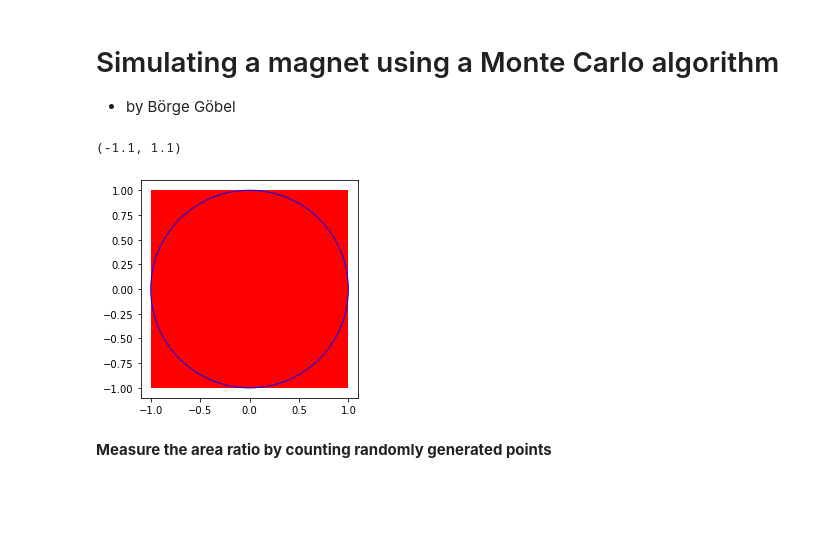
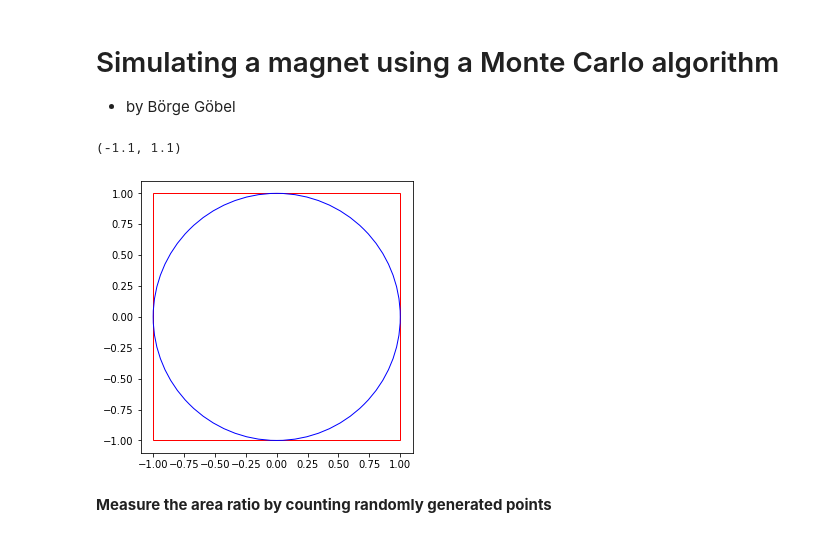
Before and after one commit to Xavier-ML/Computational-Physics-with-Python, a Jupyter notebook: 09b_MC_magnet_template.ipynb, the cells around one changed output. Saved outputs shown, nothing was run; the diff lists cells and outputs as text; code cells hidden in the pictures; blank space fills up the shorter version.

```diff
--- a/09b_MC_magnet_template.ipynb
+++ b/09b_MC_magnet_template.ipynb
@@ -11,18 +11,19 @@ import matplotlib.patches as patches
 # %%
 fig = plt.figure()
 ax = fig.add_subplot(111, aspect = "equal")
+plt.rcParams['figure.figsize'] = [15, 15]
 
-rectangle = patches.Rectangle((-1,-1),2,2,facecolor = "red")
+rectangle = patches.Rectangle((-1,-1),2,2,facecolor = "none", edgecolor = "red")
 ax.add_patch(rectangle)
 
 circle = patches.Circle((0,0),1,facecolor = "none", edgecolor = "blue")
 ax.add_patch(circle)
 
 plt.xlim([-1.1,1.1])
 plt.ylim([-1.1,1.1])
 # %% [output]
 (-1.1, 1.1)
-[figure, old version]
+[figure, new version]
 # %% [markdown]
 **Measure the area ratio by counting randomly generated points**
 # %%
```
Also changed, not shown: parts of 13 cells of this notebook.
